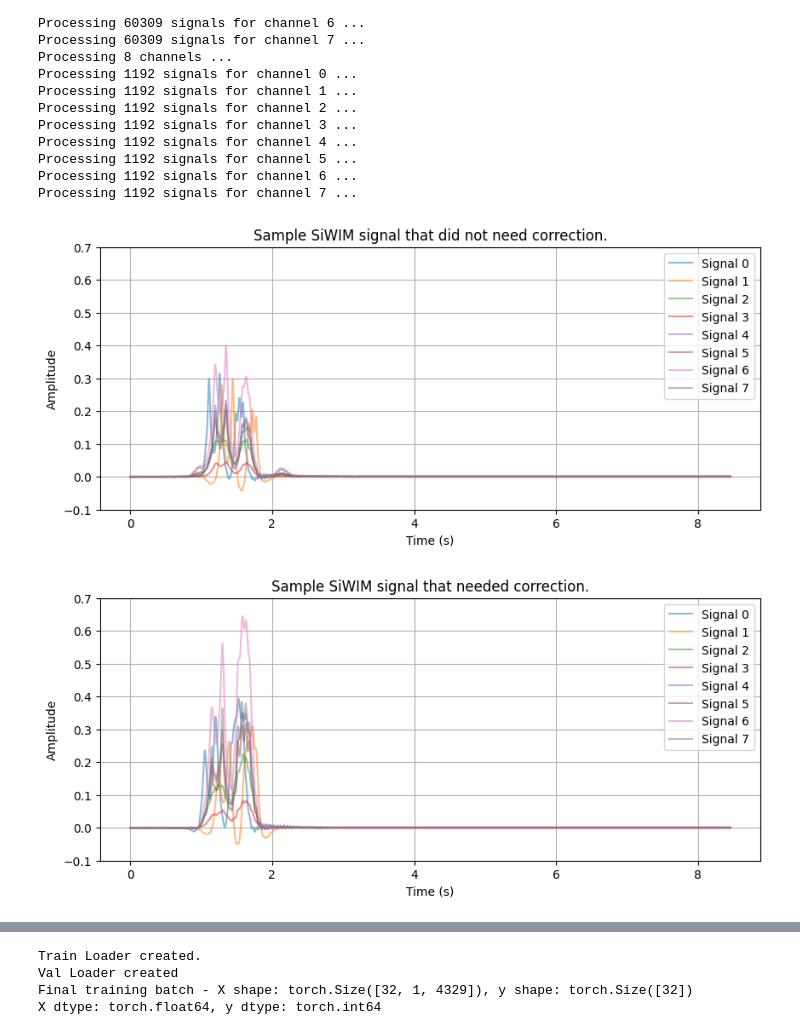
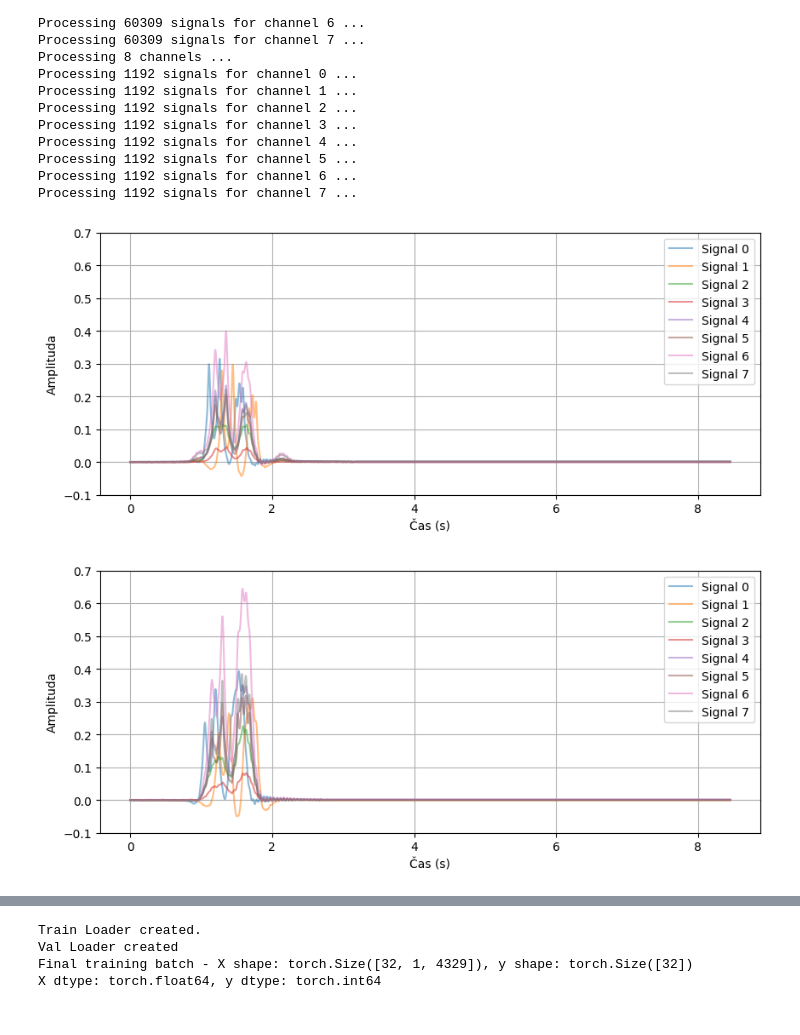
Before and after one commit to MartinKonecnik/magistrska, a Jupyter notebook: main.ipynb, the cells around one changed output, grey strips where cells are left out. Drawn from its saved outputs; the diff is of its cells as text; code cells hidden in the pictures.

```diff
--- a/main.ipynb
+++ b/main.ipynb
@@ -109,31 +109,29 @@ Processing 1192 signals for channel 7 ...
 # %%
 # Sample signal
 import matplotlib.pyplot as plt
 
 plt.figure(figsize=(10, 4))
 for i in range(num_signals):
     plt.plot(np.arange(max_length) / 512, signals_unaltered[i][0], label=f'Signal {i}', alpha=0.5)
-plt.title('Sample SiWIM signal that did not need correction.')
-plt.xlabel('Time (s)')
-plt.ylabel('Amplitude')
+plt.xlabel('Čas (s)')
+plt.ylabel('Amplituda')
 plt.ylim(-0.1, 0.7)
 plt.grid(True)
 plt.legend()
 plt.show()
 
 plt.figure(figsize=(10, 4))
 for i in range(num_signals):
     plt.plot(np.arange(max_length) / 512, signals_corrected[i][2], label=f'Signal {i}', alpha=0.5)
-plt.title('Sample SiWIM signal that needed correction.')
-plt.xlabel('Time (s)')
-plt.ylabel('Amplitude')
+plt.xlabel('Čas (s)')
+plt.ylabel('Amplituda')
 plt.ylim(-0.1, 0.7)
 plt.grid(True)
 plt.legend()
 plt.show()
 # %% [output]
-[figure, old version]
+[figure, new version]
-[figure, old version]
+[figure, new version]
 # %%
 # Average out all the signals
 # Generate additional corrected signals bi removing channels.
```
Also changed, not shown: parts of 12 cells of this notebook.
